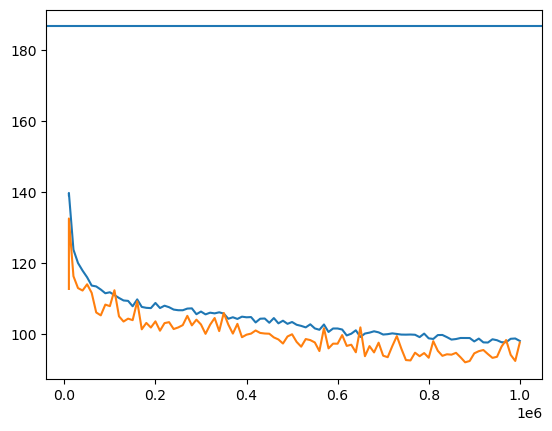
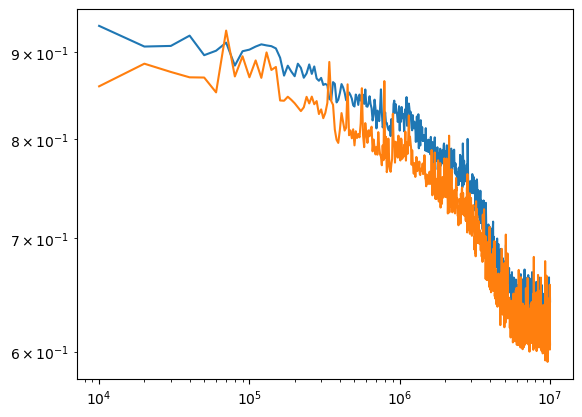
Code edit (unified diff) that turned the first committed figure into the second:
--- before
+++ after
@@ -1,5 +1,5 @@
-train_losses.plot()
-test_losses.plot()
-plt.axhline(np.var(actual_edv))
+(train_losses / np.var(actual_edv)).plot()
+(test_losses / np.var(actual_edv)).plot()
 
-# plt.loglog()
+plt.loglog()
+plt.show()

Commit: feat: add other scalar obj functions